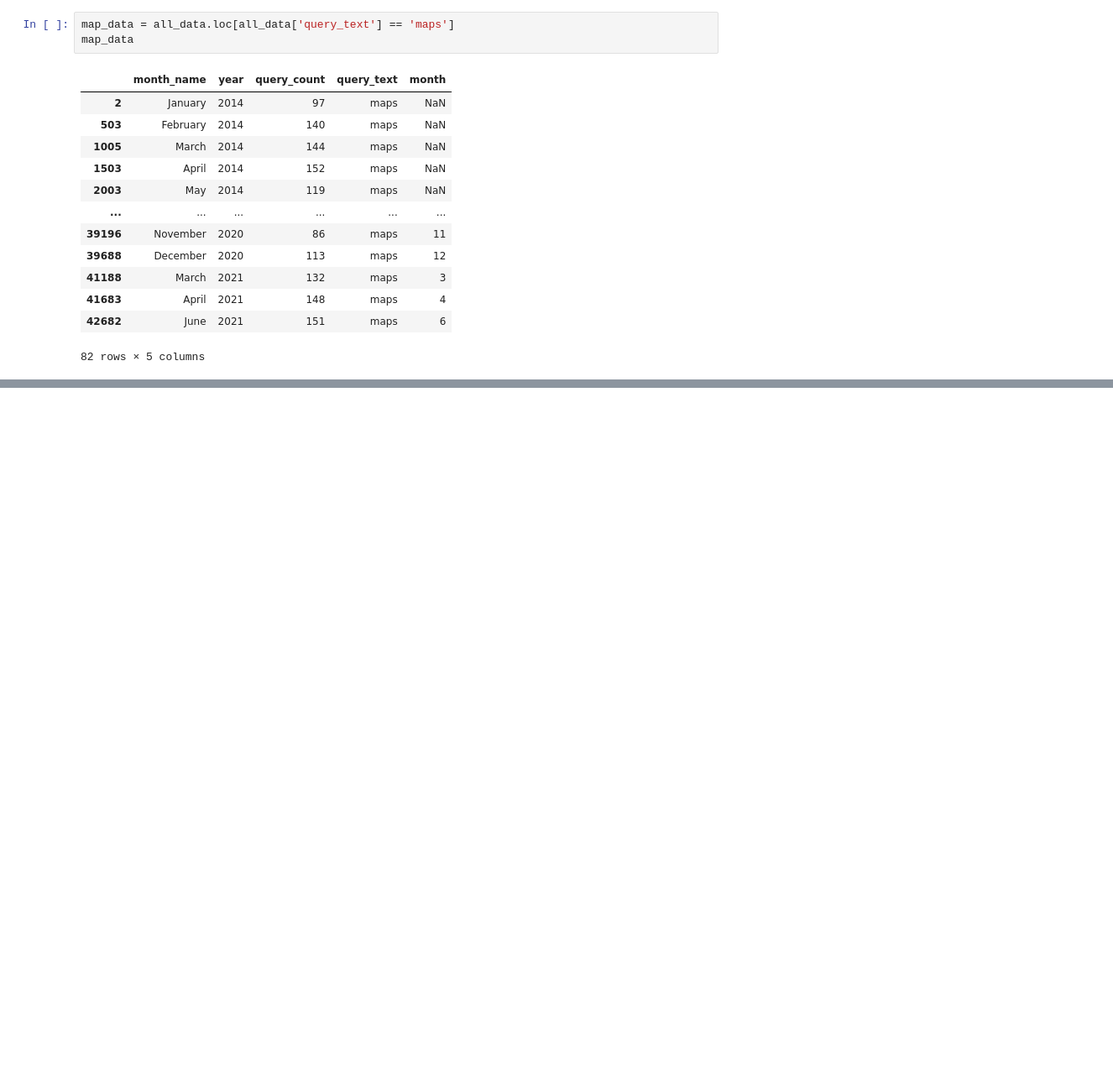
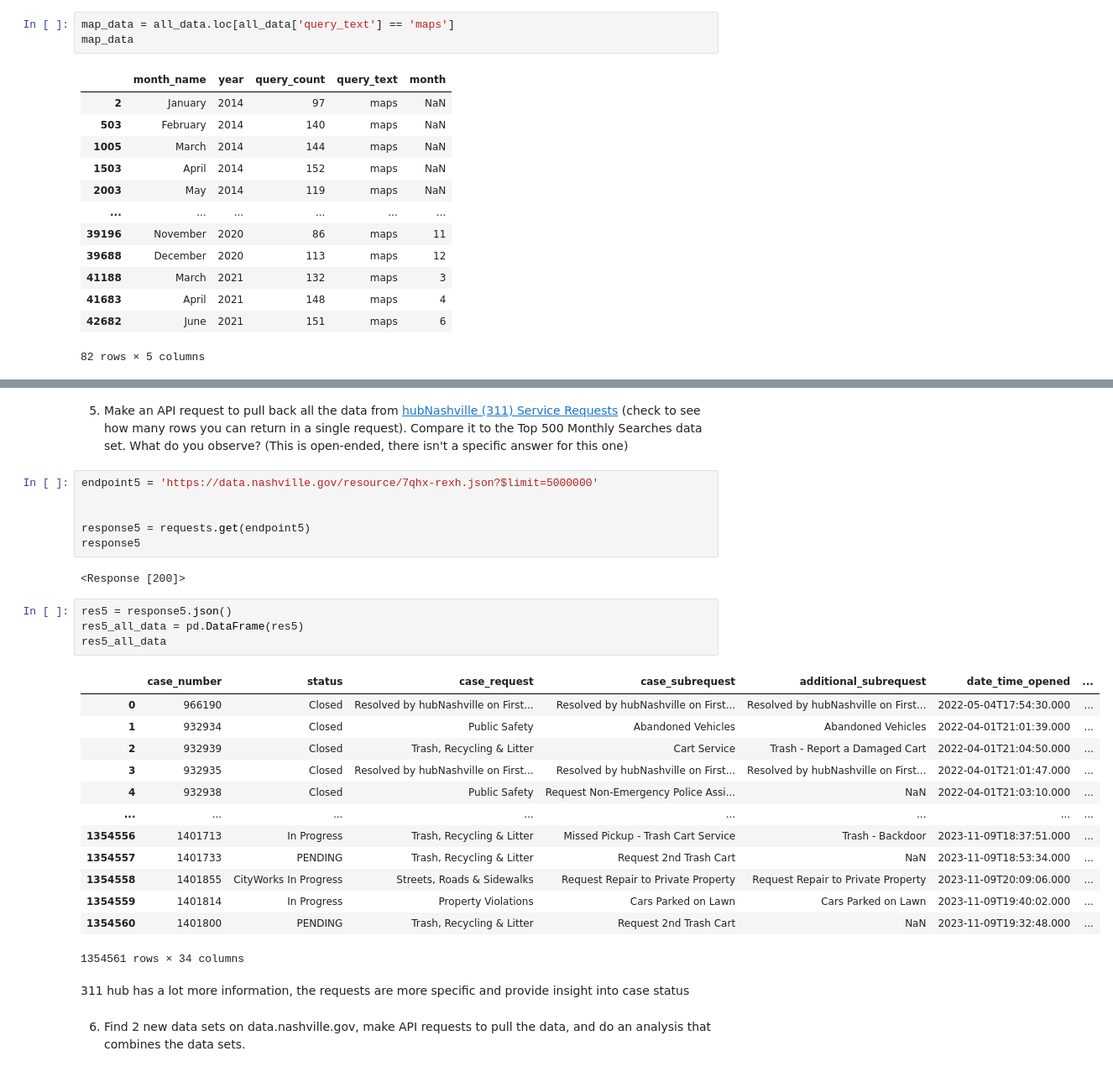
Before and after one commit to NSS-Full-Time-Data-Analytics-11/api-project-nelson-aaron-j, a Jupyter notebook: api_notebook.ipynb, the cells around one changed output, grey strips where cells are left out. Shown at 84% size. Cells and saved outputs as stored; diff of their text form; blank space fills up the shorter version.

```diff
--- a/api_notebook.ipynb
+++ b/api_notebook.ipynb
@@ -147,0 +236,32 @@ map_data
+# %% [markdown]
+5. Make an API request to pull back all the data from [hubNashville (311) Service Requests](https://data.nashville.gov/Public-Services/hubNashville-311-Service-Requests/7qhx-rexh) (check to see how many rows you can return in a single request). Compare it to the Top 500 Monthly Searches data set. What do you observe? (This is open-ended, there isn't a specific answer for this one)
+# %%
+endpoint5 = 'https://data.nashville.gov/resource/7qhx-rexh.json?$limit=5000000'
+
+
+response5 = requests.get(endpoint5)
+response5
+# %% [output]
+<Response [200]>
+# %%
+res5 = response5.json()
+res5_all_data = pd.DataFrame(res5)
+res5_all_data
+# %% [output]
+|  | case_number | status | case_request | case_subrequest | additional_subrequest | date_time_opened | ... |
+| 0 | 966190 | Closed | Resolved by hubNashville on First... | Resolved by hubNashville on First... | Resolved by hubNashville on First... | 2022-05-04T17:54:30.000 | ... |
+| 1 | 932934 | Closed | Public Safety | Abandoned Vehicles | Abandoned Vehicles | 2022-04-01T21:01:39.000 | ... |
+| 2 | 932939 | Closed | Trash, Recycling & Litter | Cart Service | Trash - Report a Damaged Cart | 2022-04-01T21:04:50.000 | ... |
+| 3 | 932935 | Closed | Resolved by hubNashville on First... | Resolved by hubNashville on First... | Resolved by hubNashville on First... | 2022-04-01T21:01:47.000 | ... |
+| 4 | 932938 | Closed | Public Safety | Request Non-Emergency Police Assi... | NaN | 2022-04-01T21:03:10.000 | ... |
+| ... | ... | ... | ... | ... | ... | ... | ... |
+| 1354556 | 1401713 | In Progress | Trash, Recycling & Litter | Missed Pickup - Trash Cart Service | Trash - Backdoor | 2023-11-09T18:37:51.000 | ... |
+| 1354557 | 1401733 | PENDING | Trash, Recycling & Litter | Request 2nd Trash Cart | NaN | 2023-11-09T18:53:34.000 | ... |
+| 1354558 | 1401855 | CityWorks In Progress | Streets, Roads & Sidewalks | Request Repair to Private Property | Request Repair to Private Property | 2023-11-09T20:09:06.000 | ... |
+| 1354559 | 1401814 | In Progress | Property Violations | Cars Parked on Lawn | Cars Parked on Lawn | 2023-11-09T19:40:02.000 | ... |
+| 1354560 | 1401800 | PENDING | Trash, Recycling & Litter | Request 2nd Trash Cart | NaN | 2023-11-09T19:32:48.000 | ... |
+1354561 rows × 34 columns
+# %% [markdown]
+311 hub has a lot more information, the requests are more specific and provide insight into case status
+# %% [markdown]
+6. Find 2 new data sets on data.nashville.gov, make API requests to pull the data, and do an analysis that combines the data sets.
```
Also changed, not shown: parts of 9 cells of this notebook, 1 other file.
